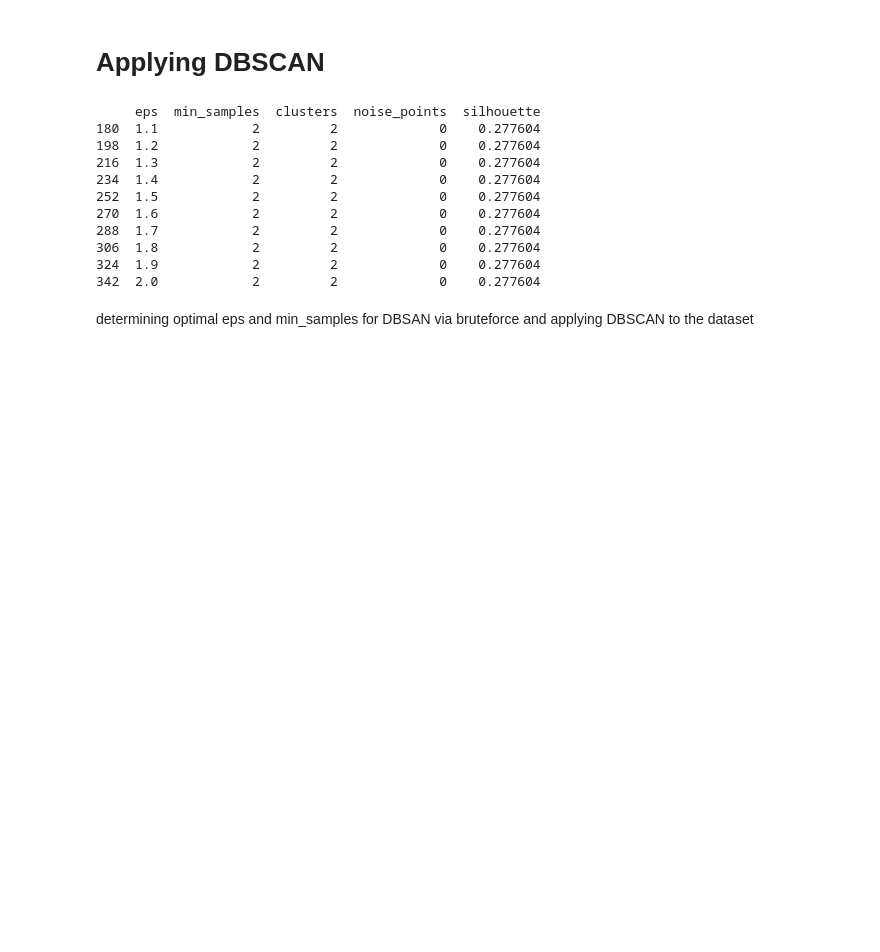
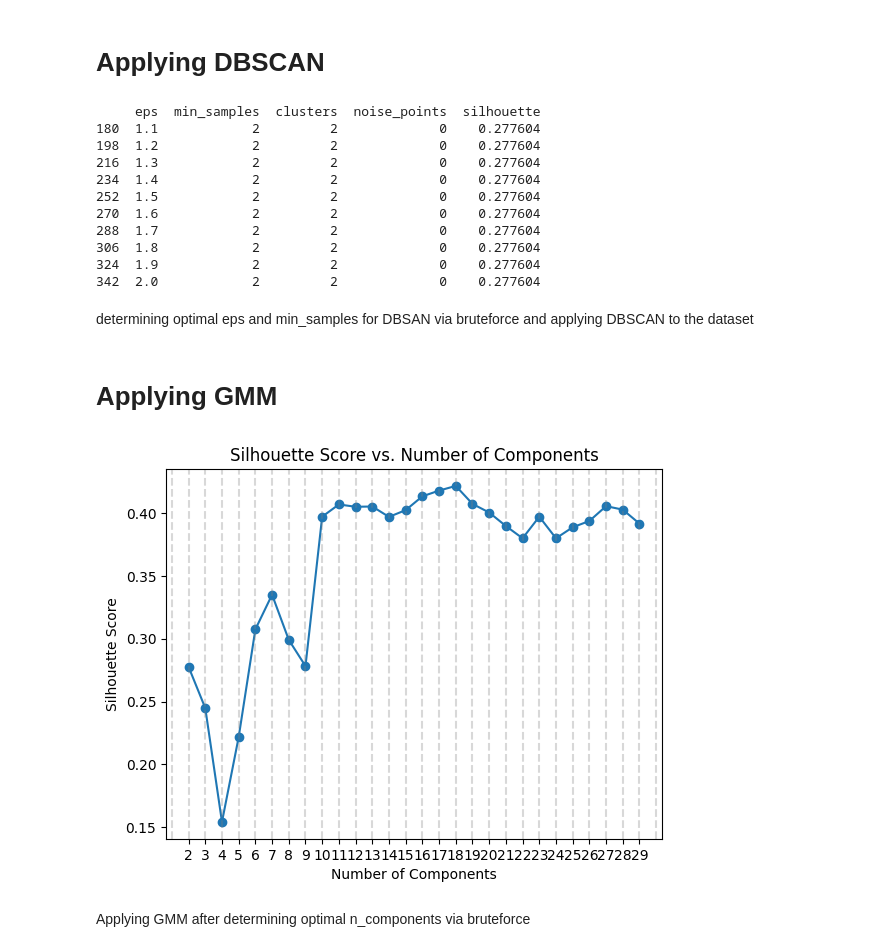
Before and after one commit to Atkiya/Atkiya_ML, a Jupyter notebook: Lab/Lab2.ipynb, the cells around one changed output. Drawn from its saved outputs; the diff is of its cells as text; code cells hidden in the pictures; blank space fills up the shorter version.

Commit message:
Applying GMM

```diff
--- a/Lab/Lab2.ipynb
+++ b/Lab/Lab2.ipynb
@@ -220,3 +220,27 @@ dbscan = DBSCAN(eps=1.1, min_samples=2)
 dbscan_labels = dbscan.fit_predict(scaled_data)
 # %% [markdown]
 determining optimal eps and min_samples for DBSAN via bruteforce and applying DBSCAN to the dataset
+# %% [markdown]
+# Applying GMM
+# %%
+sil_scores = []
+components = range(2, 30)
+for k in components:
+    gmm = GaussianMixture(n_components=k, random_state=42)
+    labels = gmm.fit_predict(scaled_data)
+    if len(set(labels)) > 1:
+        sil_scores.append(silhouette_score(scaled_data, labels))
+    else:
+        sil_scores.append(-1)
+
+plt.plot(components, sil_scores, marker='o')
+plt.xticks(components)
+
+for x in range(1, 31):
+    plt.axvline(x=x, color='gray', linestyle='--', alpha=0.3)
+plt.title("Silhouette Score vs. Number of Components")
+plt.xlabel("Number of Components")
+plt.ylabel("Silhouette Score")
+plt.show()
+# %% [output]
+[figure, added]
@@ -222,0 +252,2 @@ determining optimal eps and min_samples for DBSAN via bruteforce and applying DB
+# %% [markdown]
+Applying GMM after determining optimal n_components via bruteforce
```
Also changed, not shown: parts of 2 cells of this notebook.
